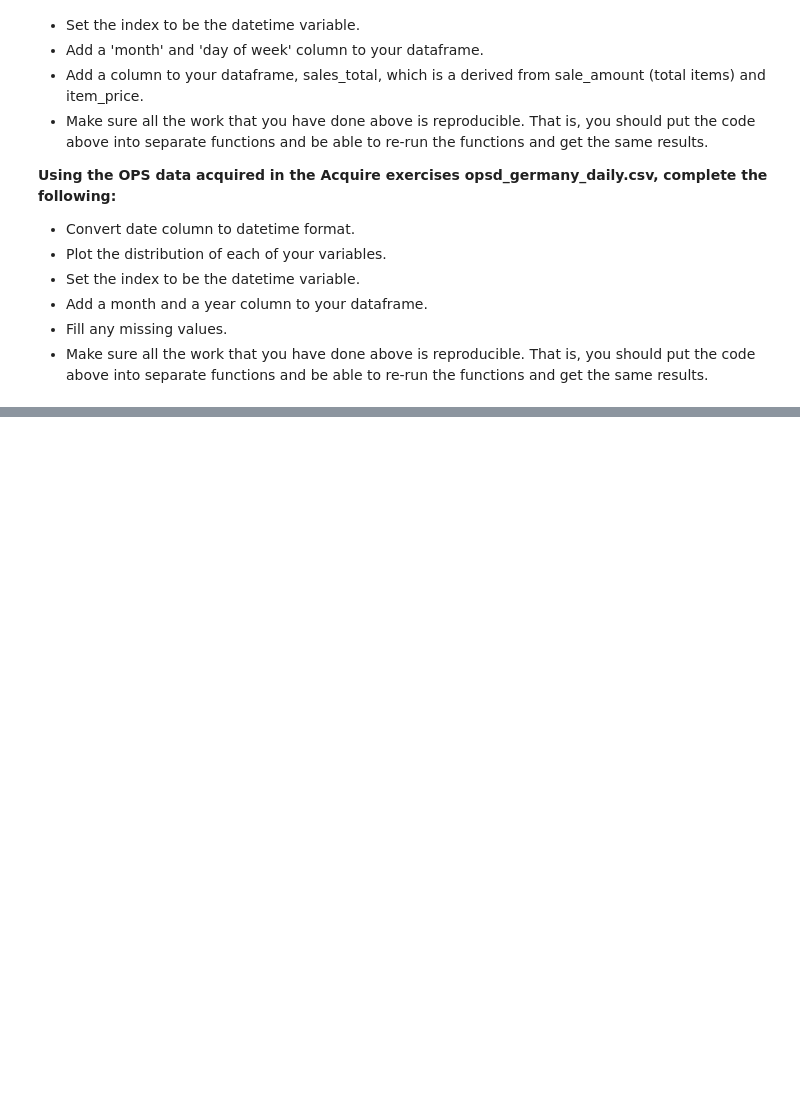
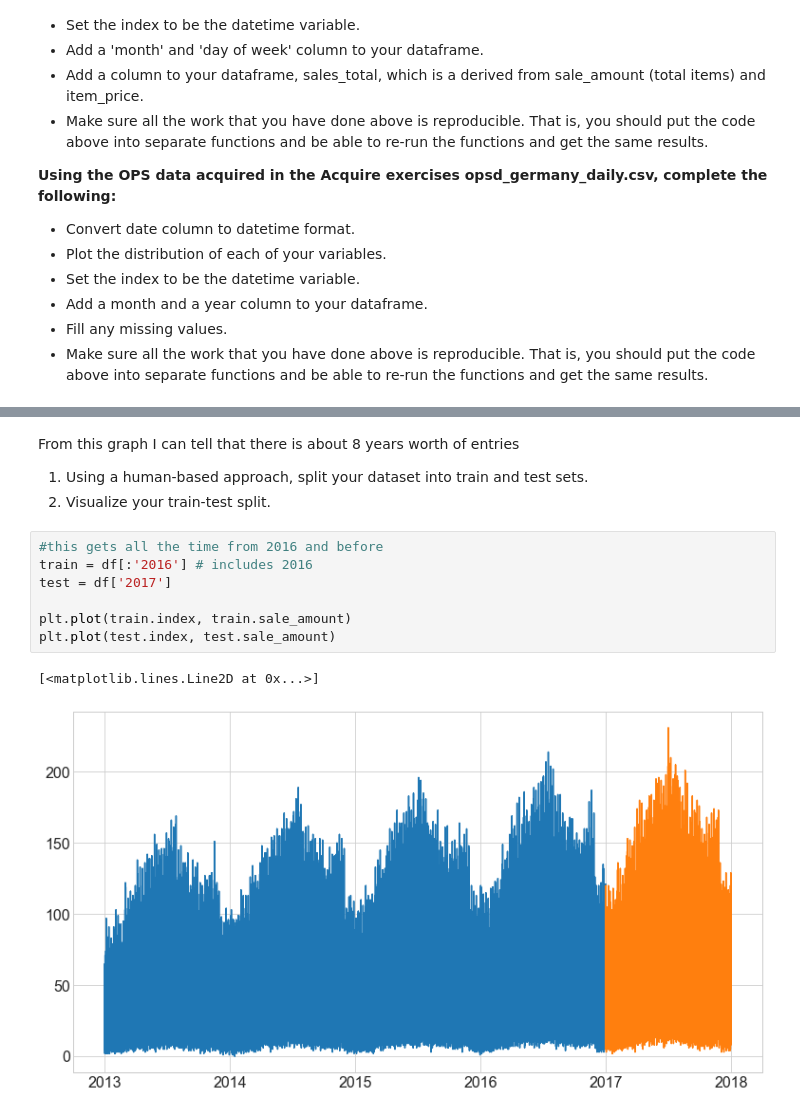
Before and after one commit to VasiliyAMelkozerov/time-series-exercises, a Jupyter notebook: prepare_lesson.ipynb, the cells around one changed output, grey strips where cells are left out. Saved outputs shown, nothing was run; the diff lists cells and outputs as text; blank space fills up the shorter version.

```diff
--- a/prepare_lesson.ipynb
+++ b/prepare_lesson.ipynb
@@ -310,0 +564,15 @@ The end result of this exercise should be a file named `prepare.py`.
+# %% [markdown]
+From this graph I can tell that there is about 8 years worth of entries
+
+1. Using a human-based approach, split your dataset into train and test sets.
+2. Visualize your train-test split.
+# %%
+#this gets all the time from 2016 and before
+train = df[:'2016'] # includes 2016
+test = df['2017']
+
+plt.plot(train.index, train.sale_amount)
+plt.plot(test.index, test.sale_amount)
+# %% [output]
+[<matplotlib.lines.Line2D at 0x...>]
+[figure, added]
```
Also changed, not shown: parts of 53 cells of this notebook, 8 other files.
